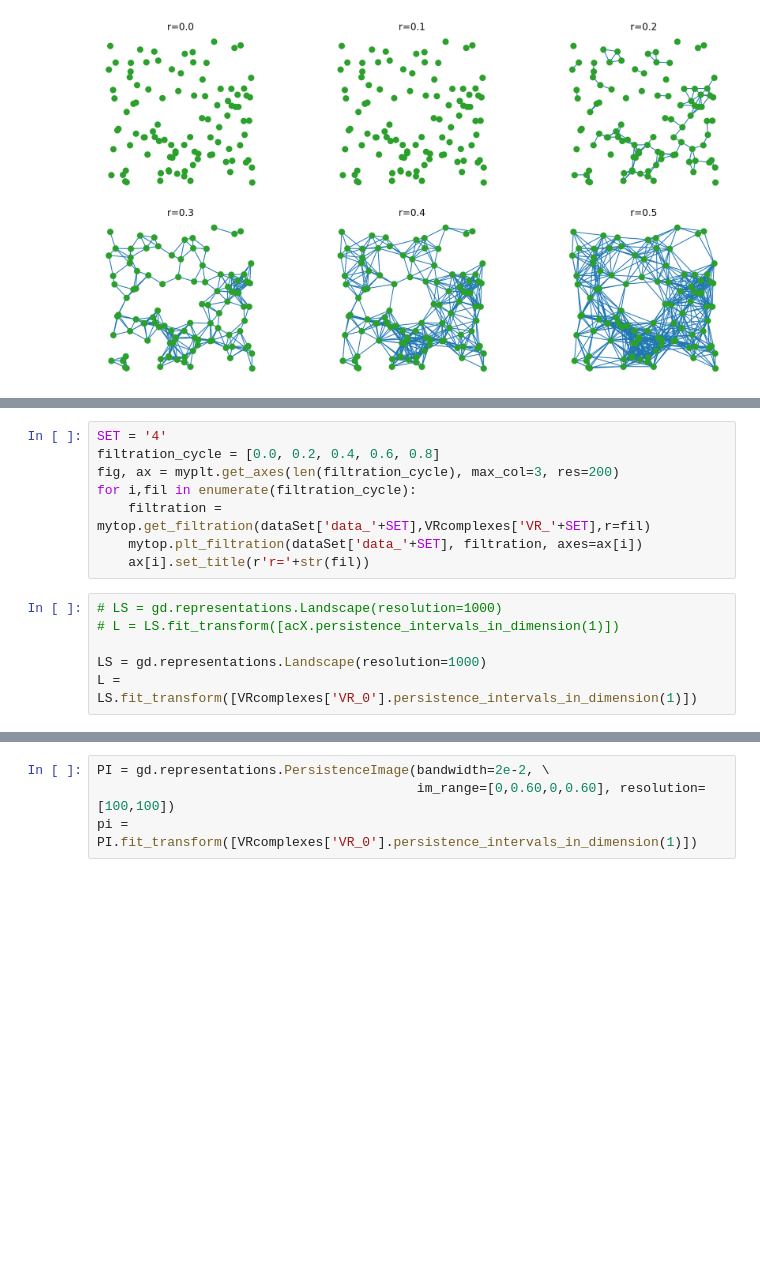
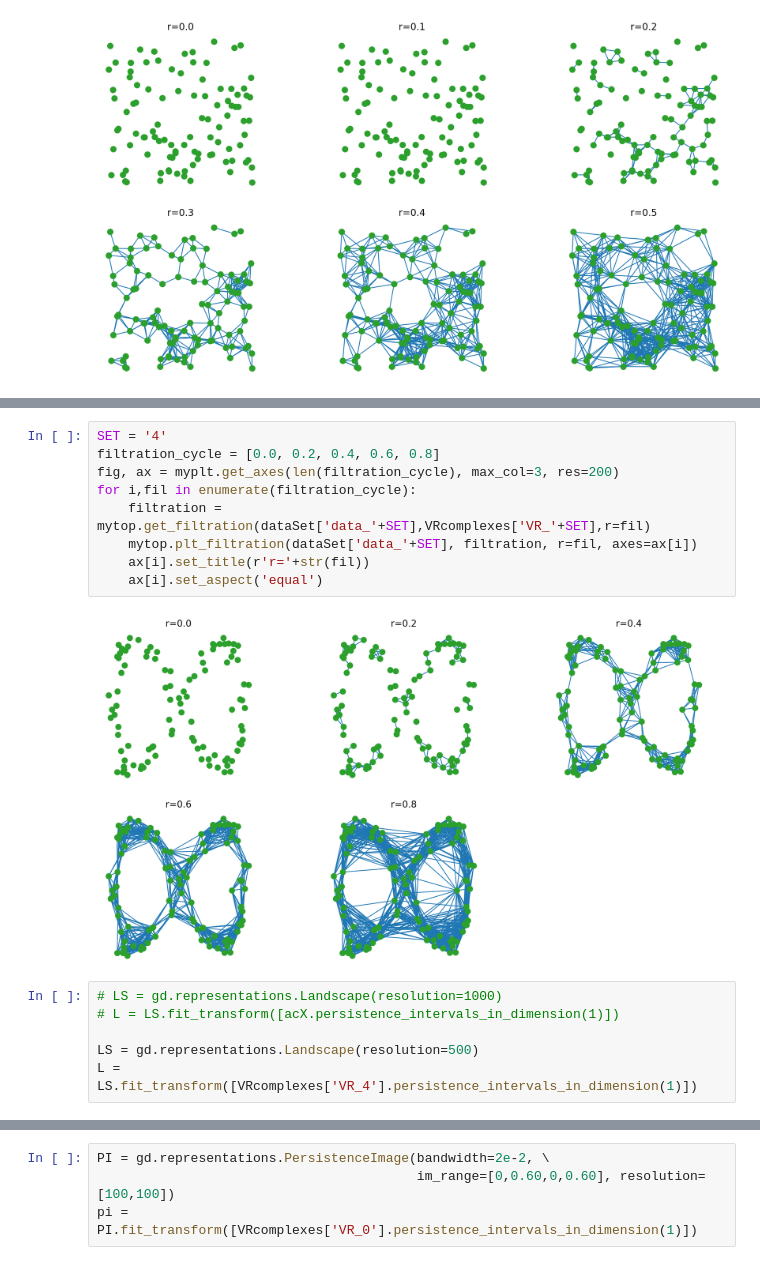
Before and after one commit to AGardinon/TopData-project, a Jupyter notebook: notebooks/2_TopologyMethods.ipynb, the cells around one changed output, grey strips where cells are left out. Saved outputs shown, nothing was run; the diff lists cells and outputs as text; blank space fills up the shorter version.

```diff
--- a/notebooks/2_TopologyMethods.ipynb
+++ b/notebooks/2_TopologyMethods.ipynb
@@ -161,16 +235,19 @@ for i,fil in enumerate(filtration_cycle):
 # %%
 SET = '4'
 filtration_cycle = [0.0, 0.2, 0.4, 0.6, 0.8]
 fig, ax = myplt.get_axes(len(filtration_cycle), max_col=3, res=200)
 for i,fil in enumerate(filtration_cycle):
     filtration = mytop.get_filtration(dataSet['data_'+SET],VRcomplexes['VR_'+SET],r=fil)
-    mytop.plt_filtration(dataSet['data_'+SET], filtration, axes=ax[i])
+    mytop.plt_filtration(dataSet['data_'+SET], filtration, r=fil, axes=ax[i])
     ax[i].set_title(r'r='+str(fil))
+    ax[i].set_aspect('equal')
+# %% [output]
+[figure, added]
 # %%
 # LS = gd.representations.Landscape(resolution=1000)
 # L = LS.fit_transform([acX.persistence_intervals_in_dimension(1)])
 
-LS = gd.representations.Landscape(resolution=1000)
-L = LS.fit_transform([VRcomplexes['VR_0'].persistence_intervals_in_dimension(1)])
+LS = gd.representations.Landscape(resolution=500)
+L = LS.fit_transform([VRcomplexes['VR_4'].persistence_intervals_in_dimension(1)])
 # %%
 L.shape
```
Also changed, not shown: parts of 14 cells of this notebook, 6 other files.
